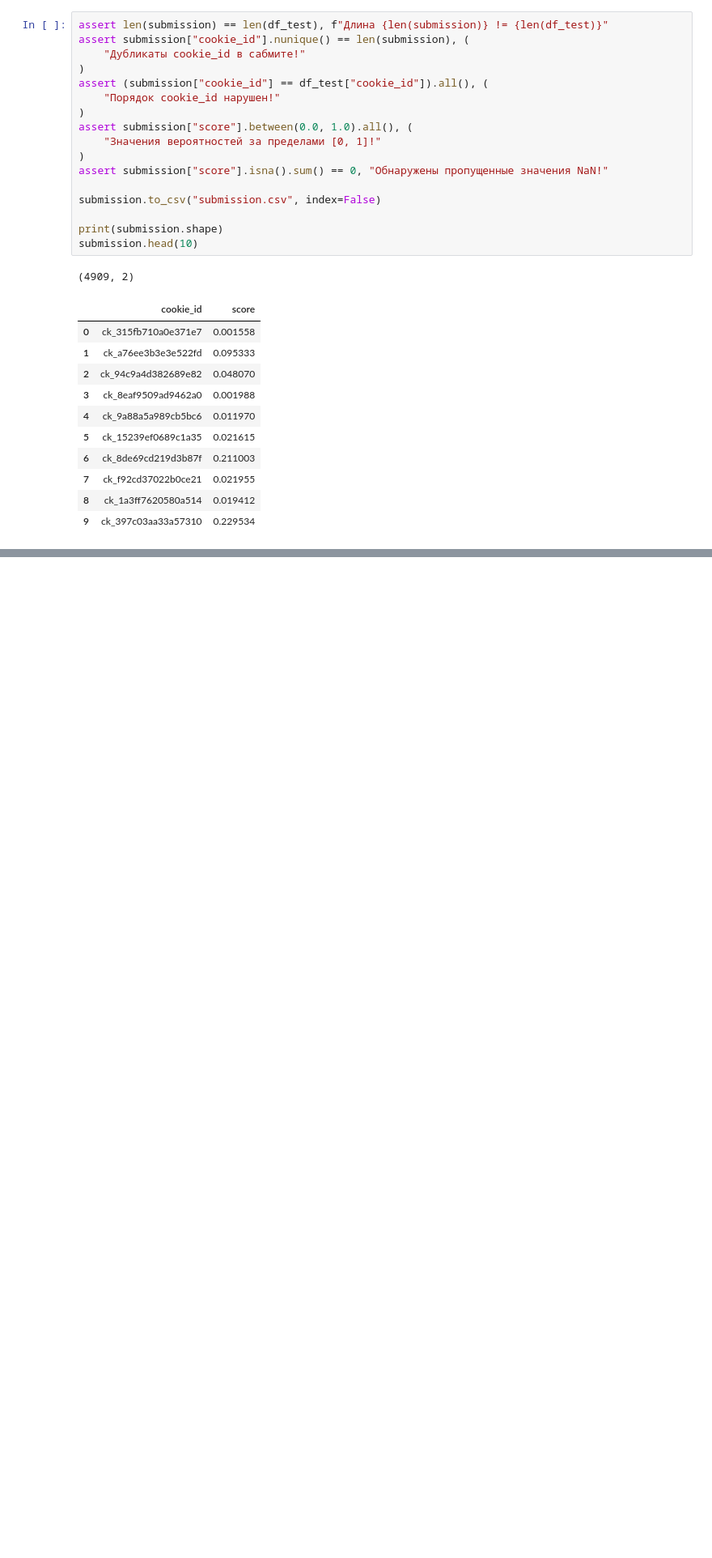
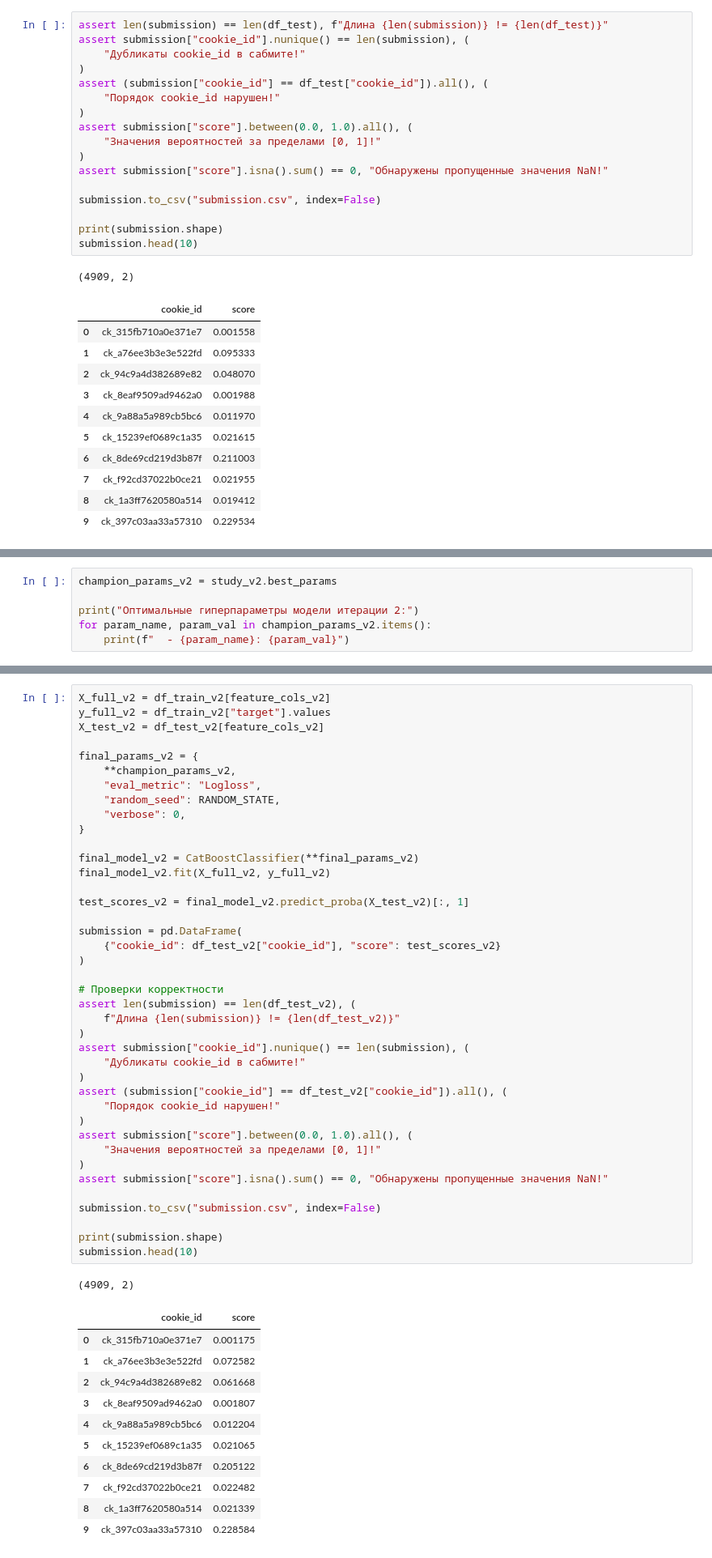
Before and after one commit to alexo375/avito-antibot-challenge, a Jupyter notebook: solution.ipynb, the cells around one changed output, grey strips where cells are left out. Shown at 81% size. Cells and saved outputs as stored; diff of their text form; blank space fills up the shorter version.

```diff
--- a/solution.ipynb
+++ b/solution.ipynb
@@ -1166,0 +1381,6 @@ submission.head(10)
+# %%
+champion_params_v2 = study_v2.best_params
+
+print("Оптимальные гиперпараметры модели итерации 2:")
+for param_name, param_val in champion_params_v2.items():
+    print(f"  - {param_name}: {param_val}")
@@ -1166,0 +1435,53 @@ submission.head(10)
+# %%
+X_full_v2 = df_train_v2[feature_cols_v2]
+y_full_v2 = df_train_v2["target"].values
+X_test_v2 = df_test_v2[feature_cols_v2]
+
+final_params_v2 = {
+    **champion_params_v2,
+    "eval_metric": "Logloss",
+    "random_seed": RANDOM_STATE,
+    "verbose": 0,
+}
+
+final_model_v2 = CatBoostClassifier(**final_params_v2)
+final_model_v2.fit(X_full_v2, y_full_v2)
+
+test_scores_v2 = final_model_v2.predict_proba(X_test_v2)[:, 1]
+
+submission = pd.DataFrame(
+    {"cookie_id": df_test_v2["cookie_id"], "score": test_scores_v2}
+)
+
+# Проверки корректности
+assert len(submission) == len(df_test_v2), (
+    f"Длина {len(submission)} != {len(df_test_v2)}"
+)
+assert submission["cookie_id"].nunique() == len(submission), (
+    "Дубликаты cookie_id в сабмите!"
+)
+assert (submission["cookie_id"] == df_test_v2["cookie_id"]).all(), (
+    "Порядок cookie_id нарушен!"
+)
+assert submission["score"].between(0.0, 1.0).all(), (
+    "Значения вероятностей за пределами [0, 1]!"
+)
+assert submission["score"].isna().sum() == 0, "Обнаружены пропущенные значения NaN!"
+
+submission.to_csv("submission.csv", index=False)
+
+print(submission.shape)
+submission.head(10)
+# %% [output]
+(4909, 2)
+|  | cookie_id | score |
+| 0 | ck_315fb710a0e371e7 | 0.001175 |
+| 1 | ck_a76ee3b3e3e522fd | 0.072582 |
+| 2 | ck_94c9a4d382689e82 | 0.061668 |
+| 3 | ck_8eaf9509ad9462a0 | 0.001807 |
+| 4 | ck_9a88a5a989cb5bc6 | 0.012204 |
+| 5 | ck_15239ef0689c1a35 | 0.021065 |
+| 6 | ck_8de69cd219d3b87f | 0.205122 |
+| 7 | ck_f92cd37022b0ce21 | 0.022482 |
+| 8 | ck_1a3ff7620580a514 | 0.021339 |
+| 9 | ck_397c03aa33a57310 | 0.228584 |
```
Also changed, not shown: parts of 11 cells of this notebook, 1 other file.
